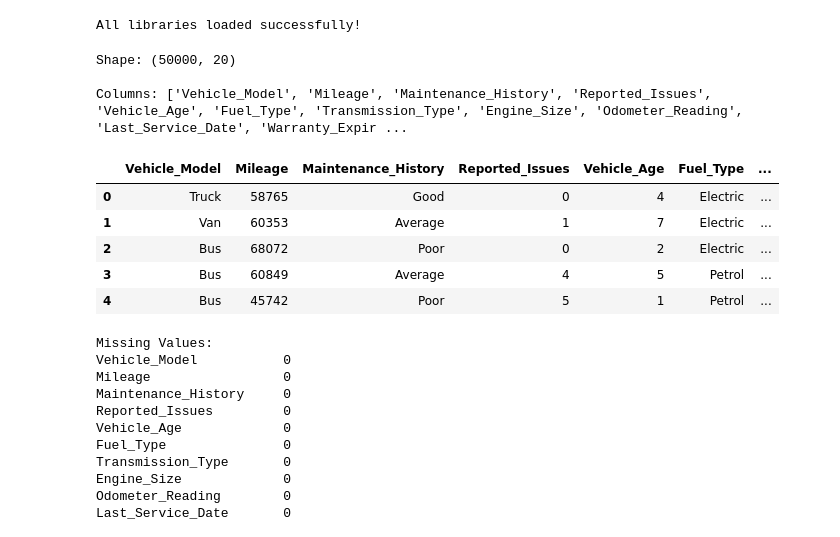
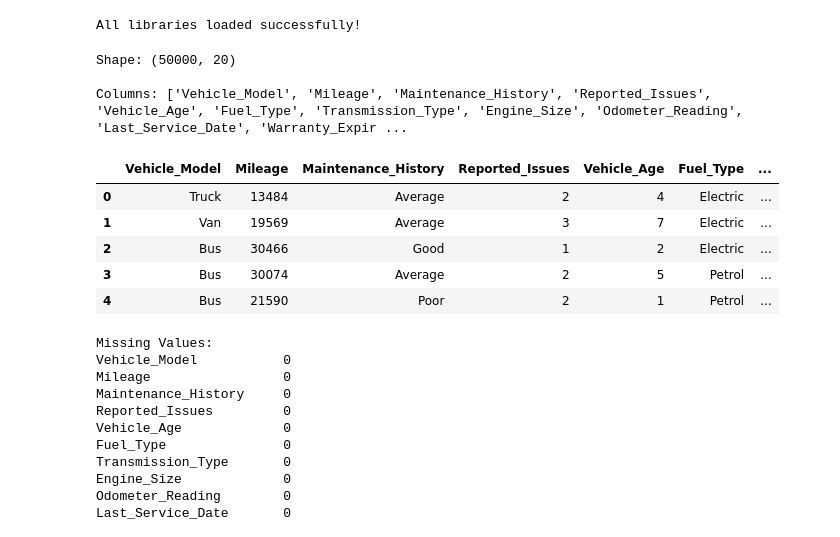
Before and after one commit to kushpuri07/vehicle-maintenance-prediction, a Jupyter notebook: vehicle_maintenance.ipynb, the cells around one changed output. Saved outputs shown, nothing was run; the diff lists cells and outputs as text; code cells hidden in the pictures.

```diff
--- a/vehicle_maintenance.ipynb
+++ b/vehicle_maintenance.ipynb
@@ -16,21 +23,22 @@ print("libraries loaded!")
 # %% [output]
 All libraries loaded successfully!
 # %%
-# Load the dataset
-df = pd.read_csv("/content/vehicle_dataset.csv", on_bad_lines='skip', engine='python')
+# Load the CLEANED vehicle maintenance dataset
+# Upload vehicle_maintenance_data_cleaned.csv to Colab's /content/ folder first
+df = pd.read_csv("/content/vehicle_maintenance_data_cleaned.csv", on_bad_lines='skip', engine='python')
 
-# Print the dataset
+# First look at the data
 print("Shape:", df.shape)
 print("\nColumns:", df.columns.tolist())
 df.head()
 # %% [output]
 Shape: (50000, 20)
 
 Columns: ['Vehicle_Model', 'Mileage', 'Maintenance_History', 'Reported_Issues', 'Vehicle_Age', 'Fuel_Type', 'Transmission_Type', 'Engine_Size', 'Odometer_Reading', 'Last_Service_Date', 'Warranty_Expir ...
 |  | Vehicle_Model | Mileage | Maintenance_History | Reported_Issues | Vehicle_Age | Fuel_Type | ... |
-| 0 | Truck | 58765 | Good | 0 | 4 | Electric | ... |
-| 1 | Van | 60353 | Average | 1 | 7 | Electric | ... |
-| 2 | Bus | 68072 | Poor | 0 | 2 | Electric | ... |
-| 3 | Bus | 60849 | Average | 4 | 5 | Petrol | ... |
-| 4 | Bus | 45742 | Poor | 5 | 1 | Petrol | ... |
+| 0 | Truck | 13484 | Average | 2 | 4 | Electric | ... |
+| 1 | Van | 19569 | Average | 3 | 7 | Electric | ... |
+| 2 | Bus | 30466 | Good | 1 | 2 | Electric | ... |
+| 3 | Bus | 30074 | Average | 2 | 5 | Petrol | ... |
+| 4 | Bus | 21590 | Poor | 2 | 1 | Petrol | ... |
 # %%
```
Also changed, not shown: parts of 17 cells of this notebook, 2 other files.
